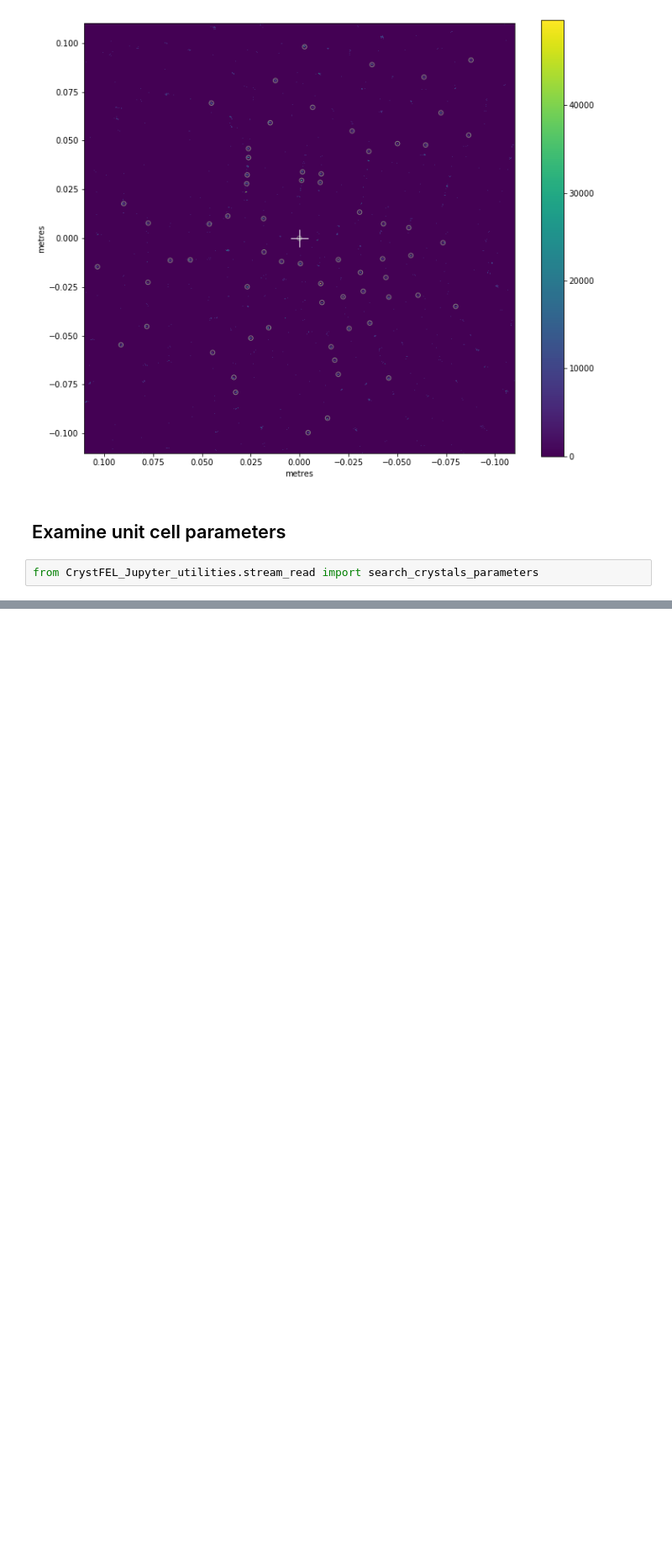
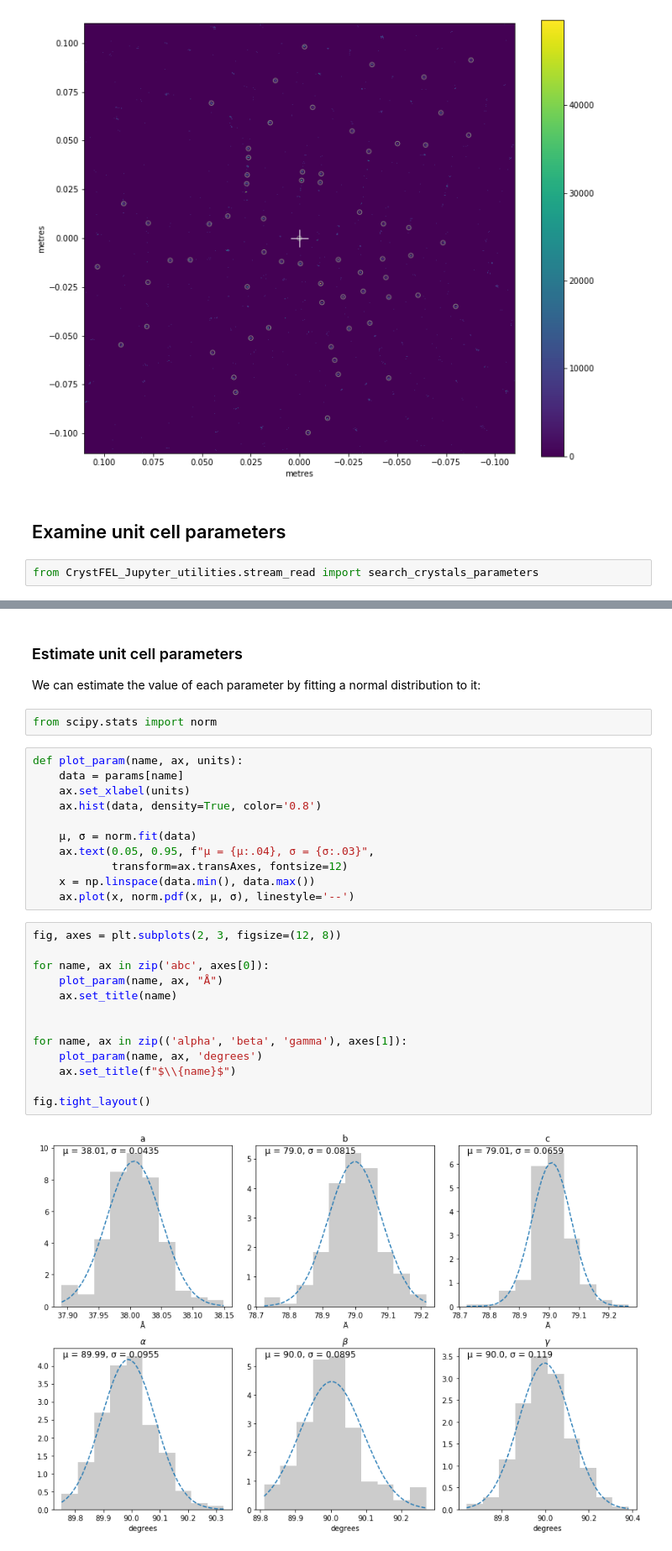
Before and after one commit to JunCEEE/crystalProject, a Jupyter notebook: src/analysis/crystFEL_index/CrystFEL indexing.ipynb, the cells around one changed output, grey strips where cells are left out. Shown at 84% size. Drawn from its saved outputs; the diff is of its cells as text; blank space fills up the shorter version.

Commit message:
Estimate unit cell parameters by fitting normal distribution

```diff
--- a/src/analysis/crystFEL_index/CrystFEL indexing.ipynb
+++ b/src/analysis/crystFEL_index/CrystFEL indexing.ipynb
@@ -142,0 +142,32 @@ fig.tight_layout()
+# %% [markdown]
+### Estimate unit cell parameters
+
+We can estimate the value of each parameter by fitting a normal distribution to it:
+# %%
+from scipy.stats import norm
+# %%
+def plot_param(name, ax, units):
+    data = params[name]
+    ax.set_xlabel(units)
+    ax.hist(data, density=True, color='0.8')
+
+    μ, σ = norm.fit(data)
+    ax.text(0.05, 0.95, f"μ = {μ:.04}, σ = {σ:.03}",
+            transform=ax.transAxes, fontsize=12)
+    x = np.linspace(data.min(), data.max())
+    ax.plot(x, norm.pdf(x, μ, σ), linestyle='--')
+# %%
+fig, axes = plt.subplots(2, 3, figsize=(12, 8))
+
+for name, ax in zip('abc', axes[0]):
+    plot_param(name, ax, "Å")
+    ax.set_title(name)
+
+
+for name, ax in zip(('alpha', 'beta', 'gamma'), axes[1]):
+    plot_param(name, ax, 'degrees')
+    ax.set_title(f"$\\{name}$")
+
+fig.tight_layout()
+# %% [output]
+[figure, added]
```
Also changed, not shown: parts of 4 cells of this notebook.
